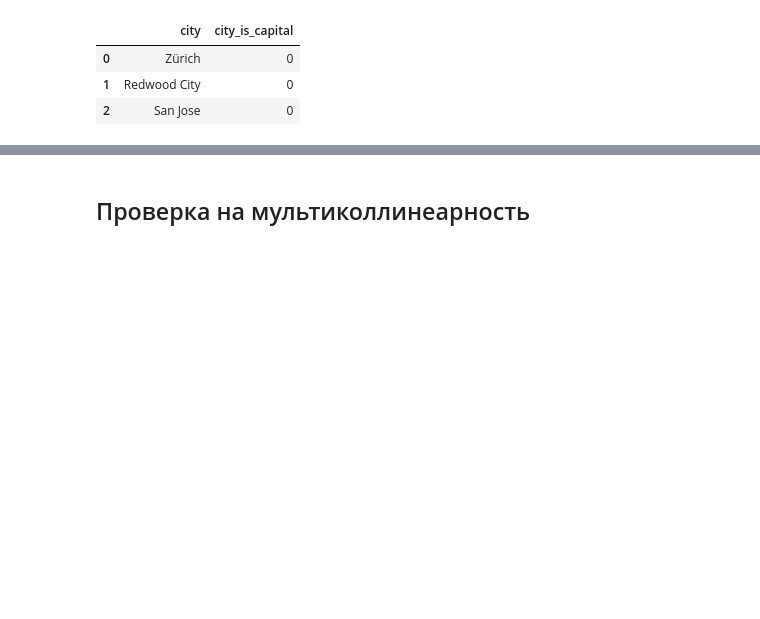
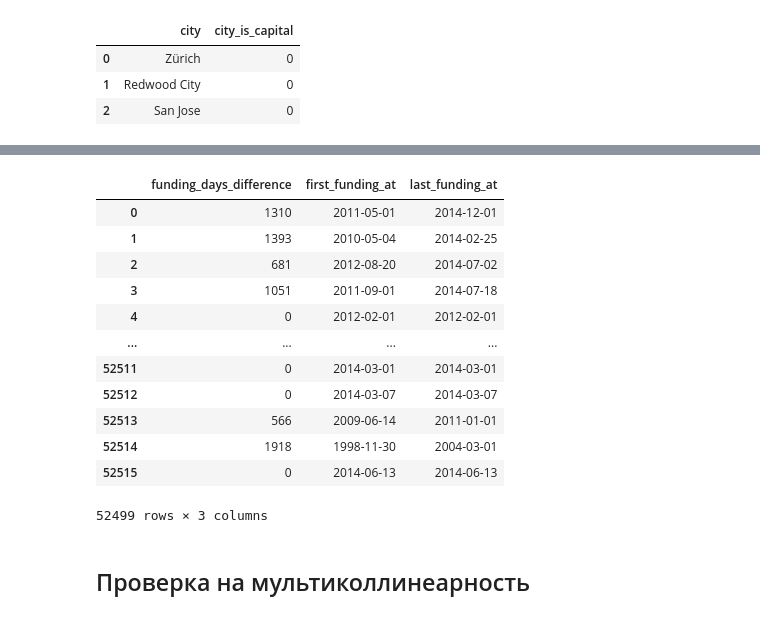
Before and after one commit to ostermans/workshop_startups, a Jupyter notebook: startups_05.ipynb, the cells around one changed output, grey strips where cells are left out. Drawn from its saved outputs; the diff is of its cells as text; code cells hidden in the pictures; blank space fills up the shorter version.

```diff
--- a/startups_05.ipynb
+++ b/startups_05.ipynb
@@ -1278,3 +1213,25 @@ test[['city','city_is_capital']].head(3)
+# %%
+train['funding_days_difference'] = (train['last_funding_at'] - train['first_funding_at']).dt.days
+train['funding_days_difference'] = train['funding_days_difference'].astype('int64')
+
+test['funding_days_difference'] = (test['last_funding_at'] - test['first_funding_at']).dt.days
+test['funding_days_difference'] = test['funding_days_difference'].astype('int64')
+
+train[['funding_days_difference', 'first_funding_at', 'last_funding_at']]
+# %% [output]
+|  | funding_days_difference | first_funding_at | last_funding_at |
+| 0 | 1310 | 2011-05-01 | 2014-12-01 |
+| 1 | 1393 | 2010-05-04 | 2014-02-25 |
+| 2 | 681 | 2012-08-20 | 2014-07-02 |
+| 3 | 1051 | 2011-09-01 | 2014-07-18 |
+| 4 | 0 | 2012-02-01 | 2012-02-01 |
+| ... | ... | ... | ... |
+| 52511 | 0 | 2014-03-01 | 2014-03-01 |
+| 52512 | 0 | 2014-03-07 | 2014-03-07 |
+| 52513 | 566 | 2009-06-14 | 2011-01-01 |
+| 52514 | 1918 | 1998-11-30 | 2004-03-01 |
+| 52515 | 0 | 2014-06-13 | 2014-06-13 |
+52499 rows × 3 columns
 # %% [markdown]
 ## Проверка на мультиколлинеарность
 # %% [markdown]
```
Also changed, not shown: parts of 46 cells of this notebook.
